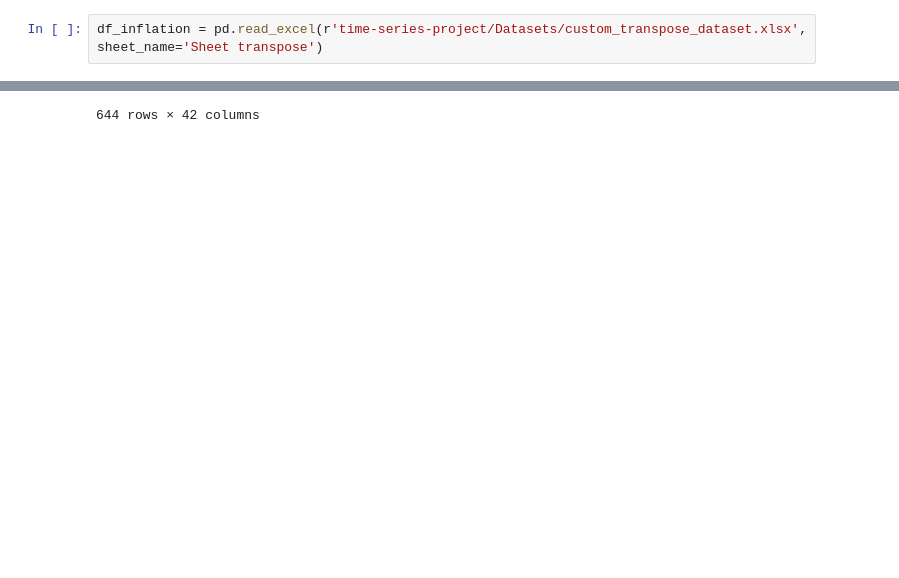
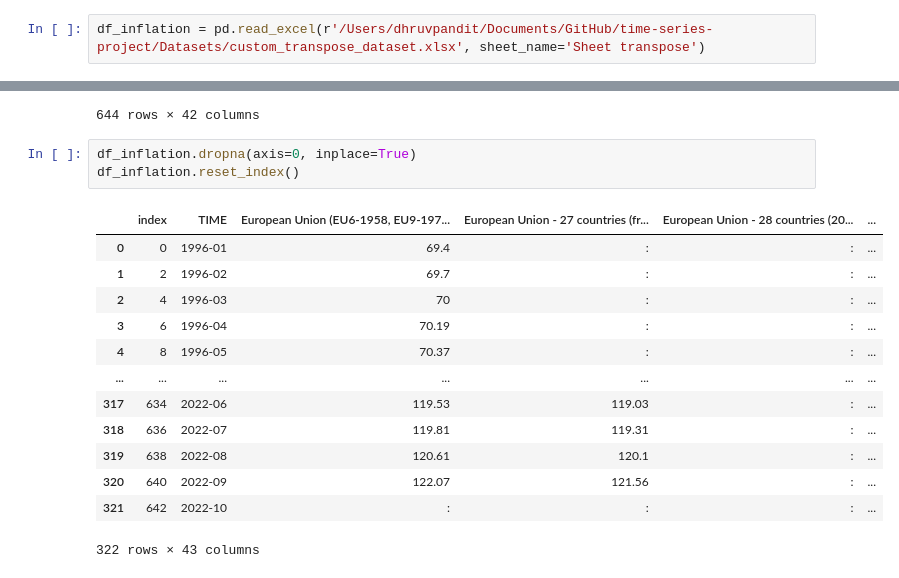
Before and after one commit to dhruv-pandit/time-series-project, a Jupyter notebook: Datasets/notebook_analysis_dhruv.ipynb, the cells around one changed output, grey strips where cells are left out. Drawn from its saved outputs; the diff is of its cells as text; blank space fills up the shorter version.

```diff
--- a/Datasets/notebook_analysis_dhruv.ipynb
+++ b/Datasets/notebook_analysis_dhruv.ipynb
@@ -7,7 +7,7 @@ import matplotlib.pyplot as plt
 ## Notebook for Inflation Analysis
 * Dhruv Pandit 2022
 # %%
-df_inflation = pd.read_excel(r'time-series-project/Datasets/custom_transpose_dataset.xlsx', sheet_name='Sheet transpose')
+df_inflation = pd.read_excel(r'/Users/dhruvpandit/Documents/GitHub/time-series-project/Datasets/custom_transpose_dataset.xlsx', sheet_name='Sheet transpose')
 # %%
 df_inflation
 # %% [output]
@@ -24,3 +24,20 @@ df_inflation
 | 642 | 2022-10 | : | : | : | 121.07 | ... |
 | 643 | NaN | NaN | NaN | NaN | e | ... |
 644 rows × 42 columns
+# %%
+df_inflation.dropna(axis=0, inplace=True)
+df_inflation.reset_index()
+# %% [output]
+|  | index | TIME | European Union (EU6-1958, EU9-197... | European Union - 27 countries (fr... | European Union - 28 countries (20... | ... |
+| 0 | 0 | 1996-01 | 69.4 | : | : | ... |
+| 1 | 2 | 1996-02 | 69.7 | : | : | ... |
+| 2 | 4 | 1996-03 | 70 | : | : | ... |
+| 3 | 6 | 1996-04 | 70.19 | : | : | ... |
+| 4 | 8 | 1996-05 | 70.37 | : | : | ... |
+| ... | ... | ... | ... | ... | ... | ... |
+| 317 | 634 | 2022-06 | 119.53 | 119.03 | : | ... |
+| 318 | 636 | 2022-07 | 119.81 | 119.31 | : | ... |
+| 319 | 638 | 2022-08 | 120.61 | 120.1 | : | ... |
+| 320 | 640 | 2022-09 | 122.07 | 121.56 | : | ... |
+| 321 | 642 | 2022-10 | : | : | : | ... |
+322 rows × 43 columns
```
Also changed, not shown: parts of 1 cell of this notebook, 4 other files.
